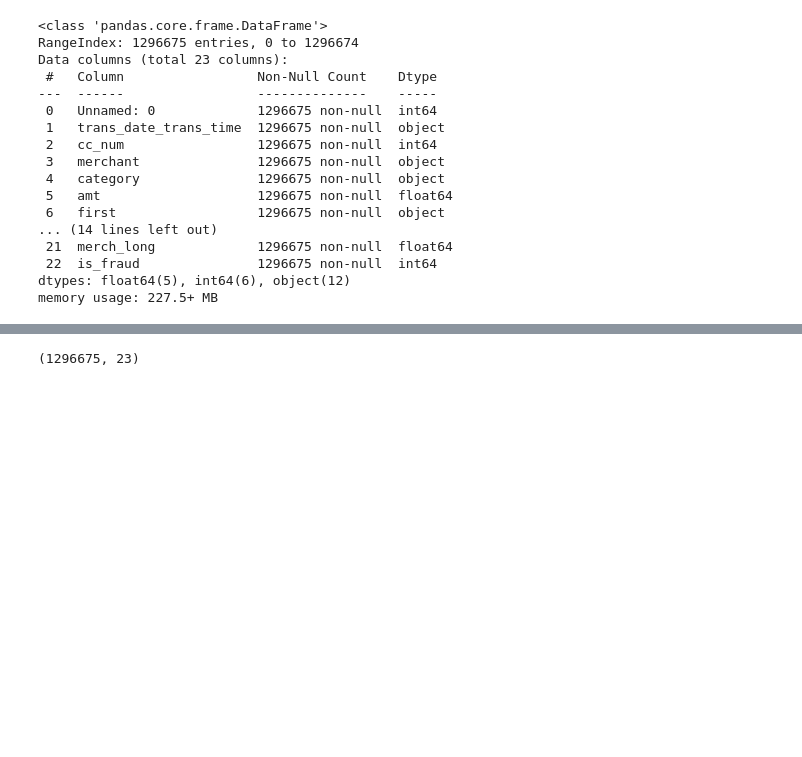
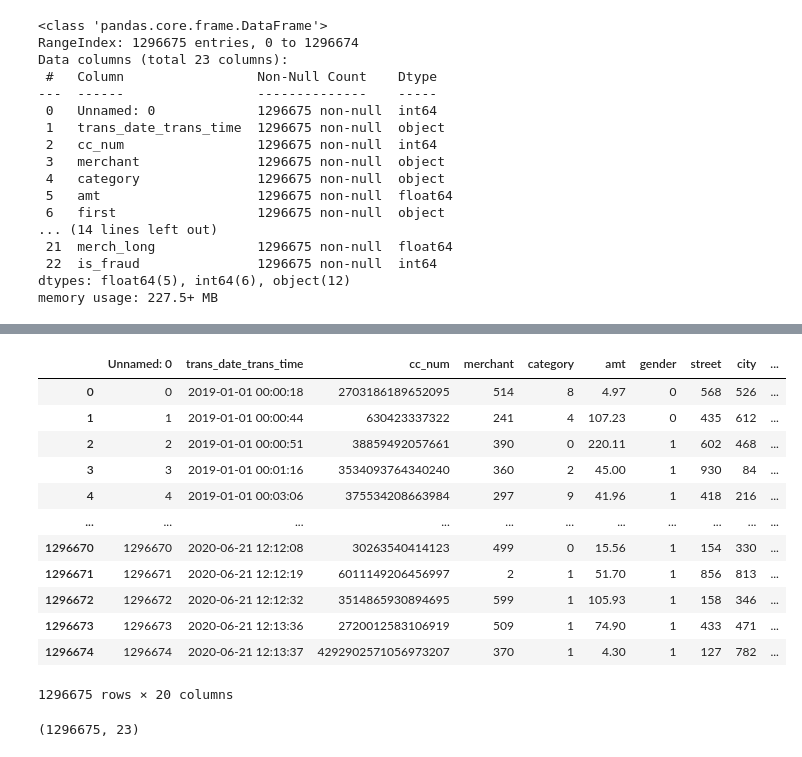
Before and after one commit to millerbarahona/analisis_taller_2, a Jupyter notebook: taller2.ipynb, the cells around one changed output, grey strips where cells are left out. Saved outputs shown, nothing was run; the diff lists cells and outputs as text; code cells hidden in the pictures; blank space fills up the shorter version.

```diff
--- a/taller2.ipynb
+++ b/taller2.ipynb
@@ -40,3 +50,19 @@ memory usage: 227.5+ MB
+# %%
+dataset_train.dropna()
+# %% [output]
+|  | Unnamed: 0 | trans_date_trans_time | cc_num | merchant | category | amt | gender | street | city | ... |
+| 0 | 0 | 2019-01-01 00:00:18 | 2703186189652095 | 514 | 8 | 4.97 | 0 | 568 | 526 | ... |
+| 1 | 1 | 2019-01-01 00:00:44 | 630423337322 | 241 | 4 | 107.23 | 0 | 435 | 612 | ... |
+| 2 | 2 | 2019-01-01 00:00:51 | 38859492057661 | 390 | 0 | 220.11 | 1 | 602 | 468 | ... |
+| 3 | 3 | 2019-01-01 00:01:16 | 3534093764340240 | 360 | 2 | 45.00 | 1 | 930 | 84 | ... |
+| 4 | 4 | 2019-01-01 00:03:06 | 375534208663984 | 297 | 9 | 41.96 | 1 | 418 | 216 | ... |
+| ... | ... | ... | ... | ... | ... | ... | ... | ... | ... | ... |
+| 1296670 | 1296670 | 2020-06-21 12:12:08 | 30263540414123 | 499 | 0 | 15.56 | 1 | 154 | 330 | ... |
+| 1296671 | 1296671 | 2020-06-21 12:12:19 | 6011149206456997 | 2 | 1 | 51.70 | 1 | 856 | 813 | ... |
+| 1296672 | 1296672 | 2020-06-21 12:12:32 | 3514865930894695 | 599 | 1 | 105.93 | 1 | 158 | 346 | ... |
+| 1296673 | 1296673 | 2020-06-21 12:13:36 | 2720012583106919 | 509 | 1 | 74.90 | 1 | 433 | 471 | ... |
+| 1296674 | 1296674 | 2020-06-21 12:13:37 | 4292902571056973207 | 370 | 1 | 4.30 | 1 | 127 | 782 | ... |
+1296675 rows × 20 columns
 # %%
 dataset_train.shape
 # %% [output]
```
Also changed, not shown: parts of 11 cells of this notebook.
